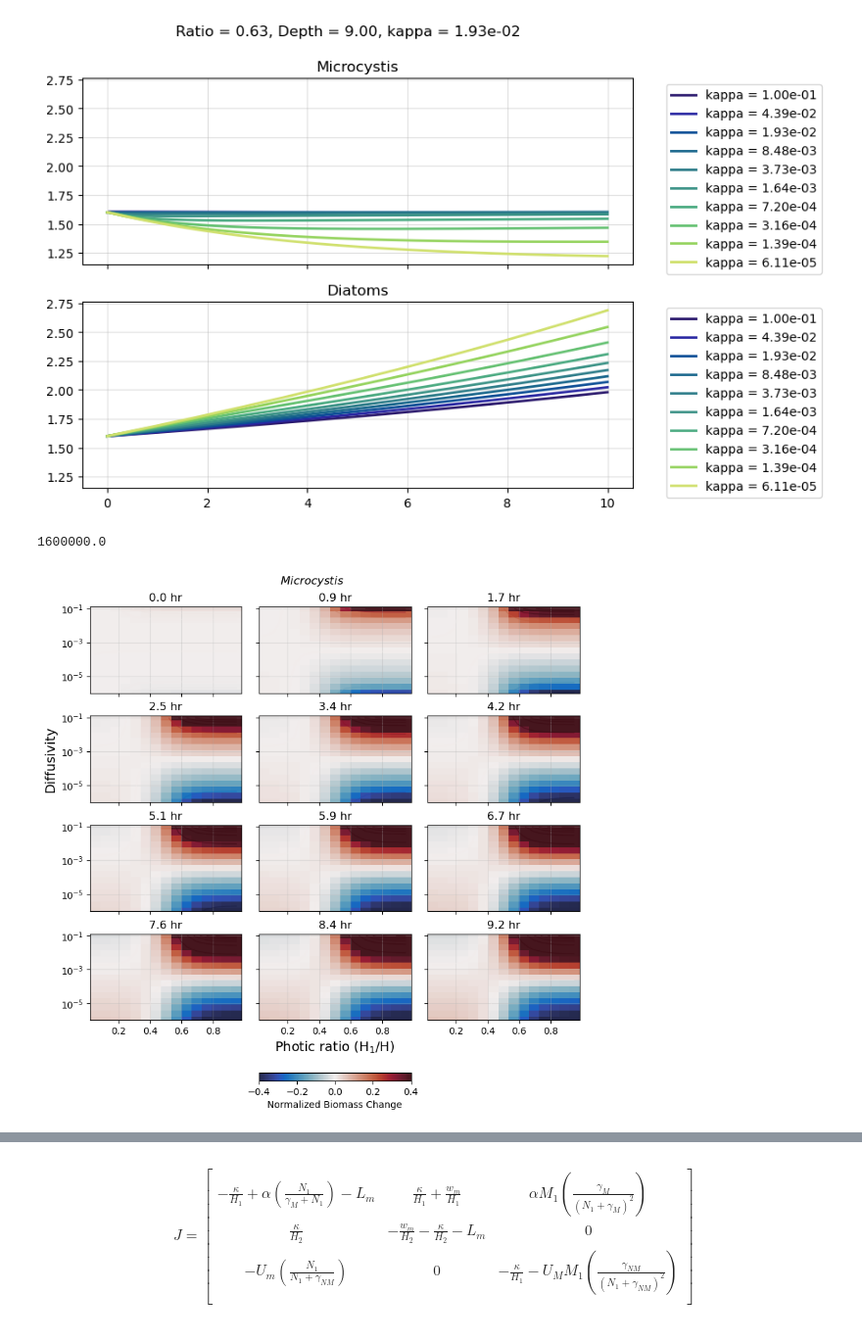
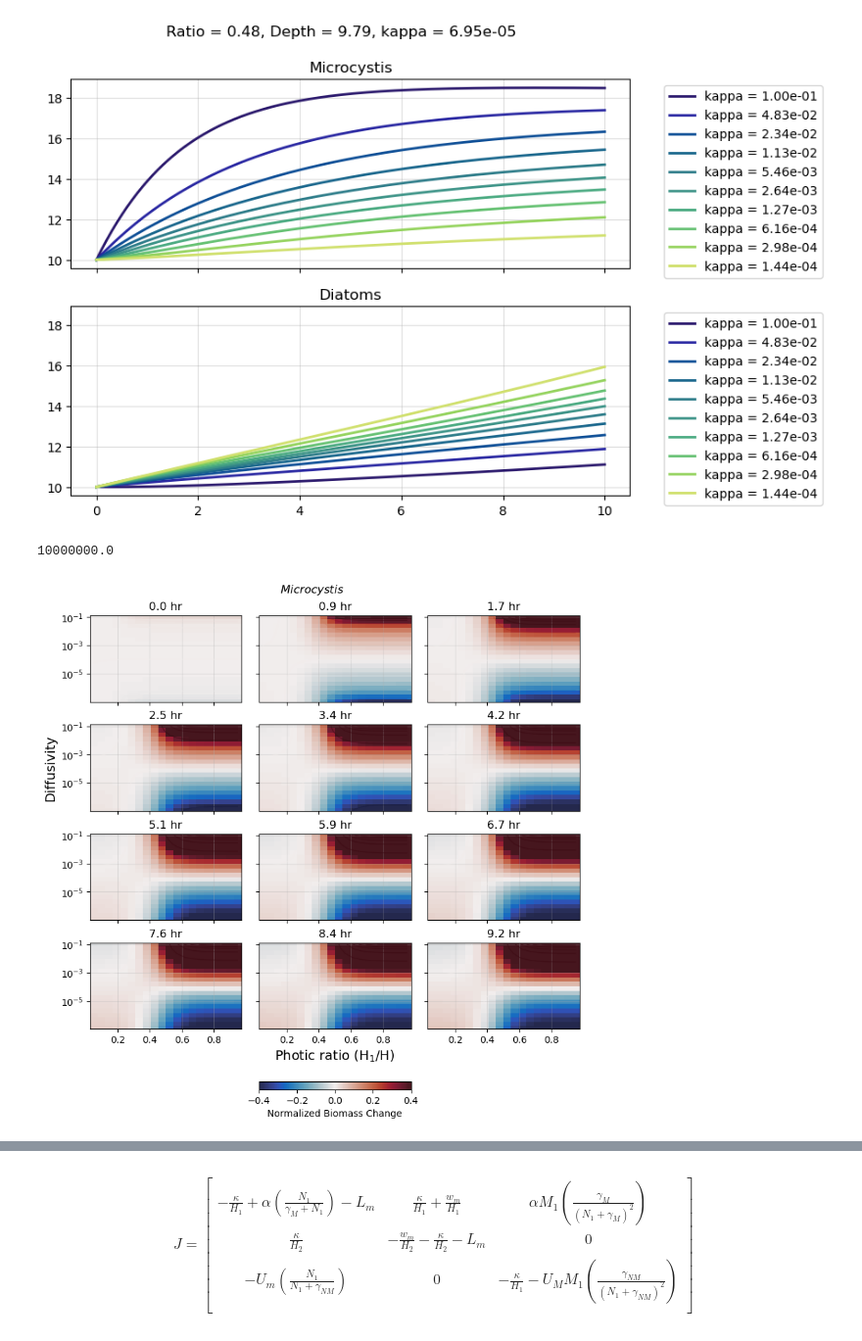
Before and after one commit to sienna-white/box_model, a Jupyter notebook: two_species.ipynb, the cells around one changed output, grey strips where cells are left out. Shown at 98% size. Drawn from its saved outputs; the diff is of its cells as text; code cells hidden in the pictures.

```diff
--- a/two_species.ipynb
+++ b/two_species.ipynb
@@ -84,6 +79,7 @@ Data variables:
 # %%
 # Snapshot of three time frames
 TIMES = list(range(0, 300, 25))
+dst = xr.open_dataset("population_dataset_time_2s_3umol.nc")
 
 id = 2
 ir = 14
@@ -141,7 +137,7 @@ for ix, ax in enumerate(axs):
                 ev0 = ev[ie]/ np.linalg.norm(ev[ie])
                 vector0 = vector0/ np.linalg.norm(vector0)
                 if eigenvalue.imag != 0:
-                    print("Complex eigenvalue!")
+                    print("Complex eigenvalue!", eigenvalue.imag)
                 if ((it%2) == 0):
                     ax.plot(abs(eigenvalue.real), kappa, shapes[ie], color=color, alpha=0.5, markersize=10) #, label=r"$\lambda_%d$ (%2.1f hours)" % (ie, hour), )
                     # ax2.plot(ev0.dot(vector0), kappa, shapes[ie],  color=color, alpha=0.5)#,  label=r"$V_%d$ (%2.1f hours)" % (ie, hour))
@@ -162,32 +175,32 @@ fn = txt.replace(",", "_")
 # %%
 fig, axs = plt.subplots(nrows=2, ncols=1, figsize=(8,6), sharex=True, sharey=True)
 
-ik = 2
+ik = 10
 id = 10
 ir = 7
 
 for ir in range(0, 10):
     color = cmo.cm.haline(ir/10)
 
     axs[0].plot(dst.t.values/3600, dst.m1[:, id ,ir, ik]/1e6 + dst.m2[:, id, 8, ir]/1e6,
             color=color,
             linewidth=2,
             label="kappa = %2.2e" % dst.kappa.values[ir])
     axs[1].plot(dst.t.values/3600, dst.d1[:, id ,ir, ik]/1e6 + dst.d1[:, id, 8, ir]/1e6,
             color=color,
             linewidth=2,
             label="kappa = %2.2e" % dst.kappa.values[ir])
 
 axs[1].set_title("Diatoms")
 axs[0].set_title("Microcystis")
 title = "Ratio = %2.2f, Depth = %2.2f, kappa = %2.2e" % (dst.ratio.values[ir], dst.depth.values[id], dst.kappa.values[ik])
 plt.suptitle(title)
 
 for ax in axs:
         ax.legend(bbox_to_anchor=(1.05, 1), loc='upper left')
         ax.grid(alpha=0.4)
 # %% [output]
-[figure, old version]
+[figure, new version]
 # %%
 
 init_biomass = dst.m1.values[0, 0 ,0,0] + dst.m2.values[0, 0 ,0,0]
@@ -210,7 +223,7 @@ def reshape_(data, N):
     return np.array(data).reshape(N, -1)
 
 
-id = 8
+id = 2
 ir = 1
 ik = 1
 depth = dst.depth.values[id]
@@ -242,8 +255,8 @@ plt.suptitle("$Microcystis$")
 for ax in axs:
     ax.grid(alpha=0.3)
 # %% [output]
-1600000.0
+10000000.0
-[figure, old version]
+[figure, new version]
 # %%
 
 init_biomass = dst.d1.values[0, 0 ,0,0] + dst.d2.values[0, 0 ,0,0]
```
Also changed, not shown: parts of 8 cells of this notebook, 2 other files.
